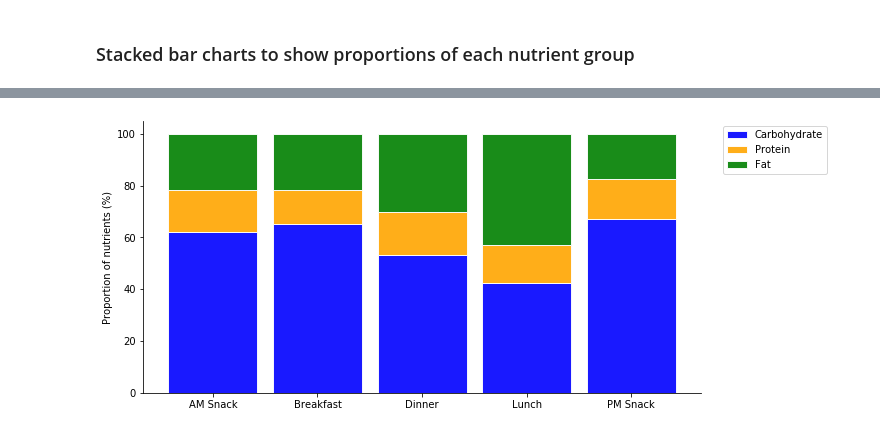
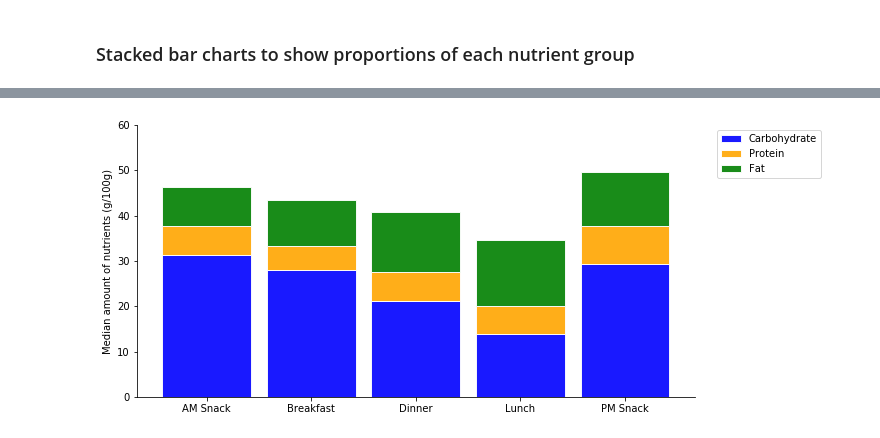
Before and after one commit to rochiecuevas/FoodChoice, a Jupyter notebook: Nutrition_data_WB.ipynb, the cells around one changed output, grey strips where cells are left out. Cells and saved outputs as stored; diff of their text form; code cells hidden in the pictures.

Commit message:
updated the SQL query code and the jupyter notebook to reflect new normalisation based on 100g portion per occasion and added labels to stacked bar charts

```diff
--- a/Nutrition_data_WB.ipynb
+++ b/Nutrition_data_WB.ipynb
@@ -92,6 +92,6 @@ No. of dishes: 60
 ---
 # %%
 # Calculate nutrition content per recipe
-df2 = df.groupby(["Recipe_No", "Dish"])[["Amount_gm", "Carbohydrate_gm", "Protein_gm", "Fat_gm", "Energy_kcal"]].mean().reset_index()
+df2 = df.groupby(["Recipe_No", "Dish", "Occasion"])[["Amount_gm", "Carbohydrate_gm", "Protein_gm", "Fat_gm", "Energy_kcal"]].mean().reset_index()
 df2
 # %% [output]
@@ -110,0 +151,5 @@ df2
+# %%
+# Calculate nutrition content per occasion (median content of dishes)
+# Energy is per 100 gm of each dish
+df3 = df2a.groupby("Occasion")[["Carbohydrate (%)", "Protein (%)", "Fat (%)", "Energy (kcal) normalised"]].agg(np.median).reset_index()
+df3
@@ -111,5 +163,6 @@ df2
 # %%
-# Calculate nutrition content per occasion (median and sd of dishes)
-df3 = df.groupby("Occasion")[["Carbohydrate_gm", "Protein_gm", "Fat_gm", "Energy_kcal"]].agg([np.median, np.std]).reset_index()
-df3
+# Calculate nutrition content per occasion (median content of dishes)
+# Data not normalised
+df3a = df2.groupby("Occasion")[["Carbohydrate_gm", "Protein_gm", "Fat_gm", "Energy_kcal"]].agg(np.median).reset_index()
+df3a
 # %% [output]
@@ -314,15 +473,18 @@ df4
 # %%
+# Create stacked bar chart based on nutrient content for
+# 100g serving portion of each dish (normalised by dish)
+
 fig, ax = plt.subplots(figsize = (10,5))
-labels = list(df4.columns)[1:]
+labels = list(df3.columns)[1:-1]
 
 bar_width = 0.85
 
-bar_l = [i for i in range(len(df4["Carbohydrate"]))]
+bar_l = [i for i in range(len(df3["Carbohydrate (%)"]))]
 tick_pos = [i for i in bar_l]
 
 ax.bar(bar_l,
            # using Carbohydrate data
-           df4["Carbohydrate"],
+           df3["Carbohydrate (%)"],
            # labeled
            label = 'Carbohydrate',
            # with alpha
@@ -337,9 +499,9 @@ ax.bar(bar_l,
 
 ax.bar(bar_l,
            # using Protein data
-           df4["Protein"],
+           df3["Protein (%)"],
            # with Carbohydrate data at the bottom
-           bottom = df4["Carbohydrate"],
+           bottom = df3["Carbohydrate (%)"],
            # labeled
            label = 'Protein',
            # with alpha
@@ -354,38 +516,39 @@ ax.bar(bar_l,
 
 ax.bar(bar_l,
            # using Fat data
-           df4["Fat"],
+           df3["Fat (%)"],
            # with Carbohydrate and Protein data at the bottom
-           bottom = [i + j for i, j in zip(df4["Carbohydrate"], df4["Protein"])],
+           bottom = [i + j for i, j in zip(df3["Carbohydrate (%)"], df3["Protein (%)"])],
            # labeled
            label = 'Fat',
            # with alpha
            alpha = 0.9,
            # with color
            color = 'green',
            # with bar width
            width = bar_width,
            # with border color
            edgecolor = 'white'
            )
 
-plt.xticks(tick_pos, list(df4["Occasion"]))
-ax.set_ylabel("Proportion of nutrients (%)")
+plt.xticks(tick_pos, list(df3["Occasion"]))
+plt.ylim(0, 60)
+ax.set_ylabel("Median amount of nutrients (g/100g)")
 ax.set_xlabel("")
 
 # Remove the lines on the right and top of the graph
 ax.spines['right'].set_visible(False)
 ax.spines['top'].set_visible(False)
 
 # Insert legend outside the graph
 horiz_offset = 1.03
 vert_offset = 1
 ax.legend(bbox_to_anchor=(horiz_offset, vert_offset))
 
 # Save figure
-plt.savefig(f"stacked_nutrients_WB.png", bbox_inches='tight', dpi = 300)
+plt.savefig(f"stacked_nutrients_WB_norm.png", bbox_inches='tight', dpi = 300)
 
 # Preview graph
 plt.show()
 # %% [output]
-[figure, old version]
+[figure, new version]
```
Also changed, not shown: parts of 18 cells of this notebook, 2 other files.
